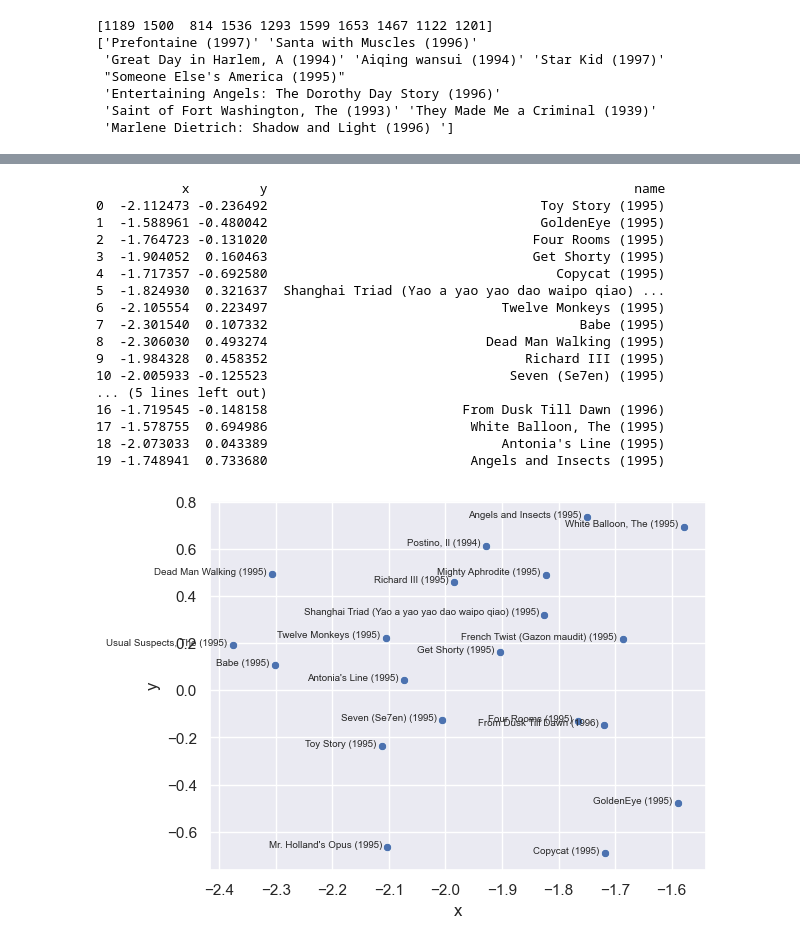
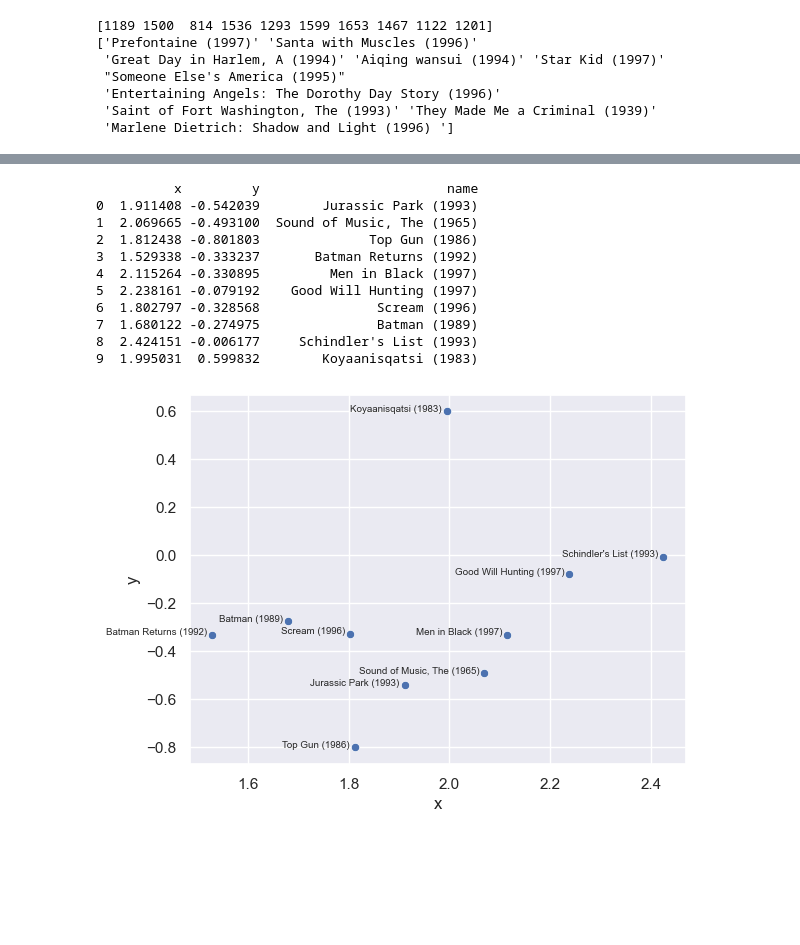
Before and after one commit to gavin-hyl/cs155-project2, a Jupyter notebook: task2.ipynb, the cells around one changed output, grey strips where cells are left out. Saved outputs shown, nothing was run; the diff lists cells and outputs as text; code cells hidden in the pictures; blank space fills up the shorter version.

Commit message:
add interesting visualization to task2

```diff
--- a/task2.ipynb
+++ b/task2.ipynb
@@ -270,32 +268,29 @@ for i in range(len(best_data)):
 # %%
-movie_id1 = np.array([1, 2, 3, 4, 5, 6, 7, 8, 9, 10, 11, 12, 13, 14, 15, 16, 17, 18, 19, 20])
+movie_id1 = np.array([82, 143, 161, 231, 257, 272, 288, 403, 318, 1065])
 labels1 = movies.loc[movies['Movie ID'].isin(movie_id1)]["Movie Title"]
 labels1 = labels1[movie_id1 - 1].to_numpy()
 
 selected_data = pd.DataFrame(Vt[:,movie_id1-1].T, columns=['x', 'y'])
 selected_data.insert(2, 'name', labels1, True)
 print(selected_data)
 sns.scatterplot(data=selected_data, x='x', y='y')
 
 for i in range(len(selected_data)):
     plt.text(selected_data['x'][i] - 0.01, selected_data['y'][i], \
              selected_data['name'][i], fontsize=7, ha='right')
+
+# In the figure below, left is fictional vs. right is historical
+# Bottom is light-hearted, top is profound/deep/requires interpretation
 # %% [output]
-           x         y                                               name
-0  -2.112473 -0.236492                                   Toy Story (1995)
-1  -1.588961 -0.480042                                   GoldenEye (1995)
-2  -1.764723 -0.131020                                  Four Rooms (1995)
-3  -1.904052  0.160463                                  Get Shorty (1995)
-4  -1.717357 -0.692580                                     Copycat (1995)
-5  -1.824930  0.321637  Shanghai Triad (Yao a yao yao dao waipo qiao) ...
-6  -2.105554  0.223497                              Twelve Monkeys (1995)
-7  -2.301540  0.107332                                        Babe (1995)
-8  -2.306030  0.493274                            Dead Man Walking (1995)
-9  -1.984328  0.458352                                 Richard III (1995)
-10 -2.005933 -0.125523                               Seven (Se7en) (1995)
-... (5 lines left out)
-16 -1.719545 -0.148158                         From Dusk Till Dawn (1996)
-17 -1.578755  0.694986                          White Balloon, The (1995)
-18 -2.073033  0.043389                              Antonia's Line (1995)
-19 -1.748941  0.733680                          Angels and Insects (1995)
+          x         y                        name
+0  1.911408 -0.542039        Jurassic Park (1993)
+1  2.069665 -0.493100  Sound of Music, The (1965)
+2  1.812438 -0.801803              Top Gun (1986)
+3  1.529338 -0.333237       Batman Returns (1992)
+4  2.115264 -0.330895         Men in Black (1997)
+5  2.238161 -0.079192    Good Will Hunting (1997)
+6  1.802797 -0.328568               Scream (1996)
+7  1.680122 -0.274975               Batman (1989)
+8  2.424151 -0.006177     Schindler's List (1993)
+9  1.995031  0.599832        Koyaanisqatsi (1983)
-[figure, old version]
+[figure, new version]
```
Also changed, not shown: parts of 4 cells of this notebook.
